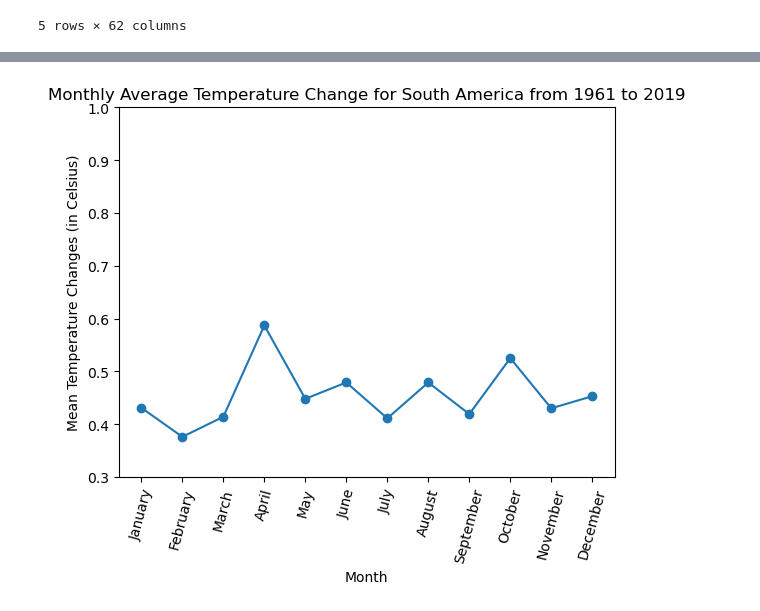
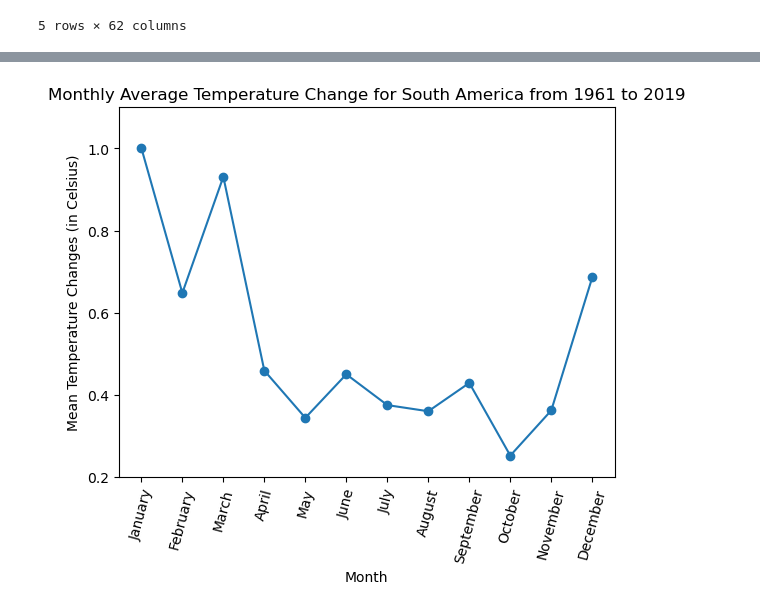
Before and after one commit to Tmoht1015/2Group-Project-All-Stars, a Jupyter notebook: NSAmericaTemps.ipynb, the cells around one changed output, grey strips where cells are left out. Saved outputs shown, nothing was run; the diff lists cells and outputs as text; code cells hidden in the pictures.

```diff
--- a/NSAmericaTemps.ipynb
+++ b/NSAmericaTemps.ipynb
@@ -225,7 +228,7 @@ m_data_na1.head()
 # %%
 #Transpose column headers and make new by month (SA)
 m_data_sa1 = m_data_sa.transpose()
-m_data_sa1 = m_data_sa1.drop(['Area','Months','YearSpanAvg'])
+m_data_sa1 = m_data_sa1.drop(['Area','Months'])
 m_data_sa1.columns = ['January',
                     'February','March','April','May','June','July','August','September','October','November','December']
-m_data_sa1.head()
+#m_data_sa1.head()
@@ -238,0 +235,3 @@ m_data_sa1.head()
+# %%
+m_data_saavg = m_data_sa1.loc['YearSpanAvg',:]
+m_data_saavg.head()
@@ -239,13 +245,13 @@ m_data_sa1.head()
 # %%
 #plot the monthly average temperature change for North America from 1961 to 2019 (Summary of average means of mean changes by month)
-y = m_data_na1.loc['YearSpanAvg',:]
-x = range(len(y))
+yNA = m_data_naavg
+xNA = range(len(y))
 
 
 plt.plot(x,y, marker="o")
 plt.xlabel('Month')
 plt.ylabel("Mean Temperature Changes (in Celsius)")
-plt.title("Monthly Average Temperature Change for North America from 1961 to 2019")
+plt.title("Monthly Average Temperature Change for Northern America from 1961 to 2019")
 
 tick_locations = [value for value in x]
 plt.xticks(tick_locations, ["January","February","March","April","May","June",
@@ -256,21 +262,21 @@ plt.show()
 # %%
 #plot the monthly average temperature change for South America from 1961 to 2019 (Summary of average means of mean changes by month)
-y = m_data_sa1.loc['YearSpanAvg',:]
-x = range(len(y))
+ySA = m_data_saavg
+xSA = range(len(y))
 
 
 plt.plot(x,y, marker="o")
 plt.xlabel('Month')
 plt.ylabel("Mean Temperature Changes (in Celsius)")
 plt.title("Monthly Average Temperature Change for South America from 1961 to 2019")
-plt.ylim(0.3, 1.0)
+plt.ylim(0.2, 1.1)
 
 tick_locations = [value for value in x]
 plt.xticks(tick_locations, ["January","February","March","April","May","June",
                             "July", "August", "September", "October", "November", "December"], rotation = 75)
 plt.show()
 # %% [output]
-[figure, old version]
+[figure, new version]
 # %%
 
 
```
Also changed, not shown: parts of 8 cells of this notebook.
